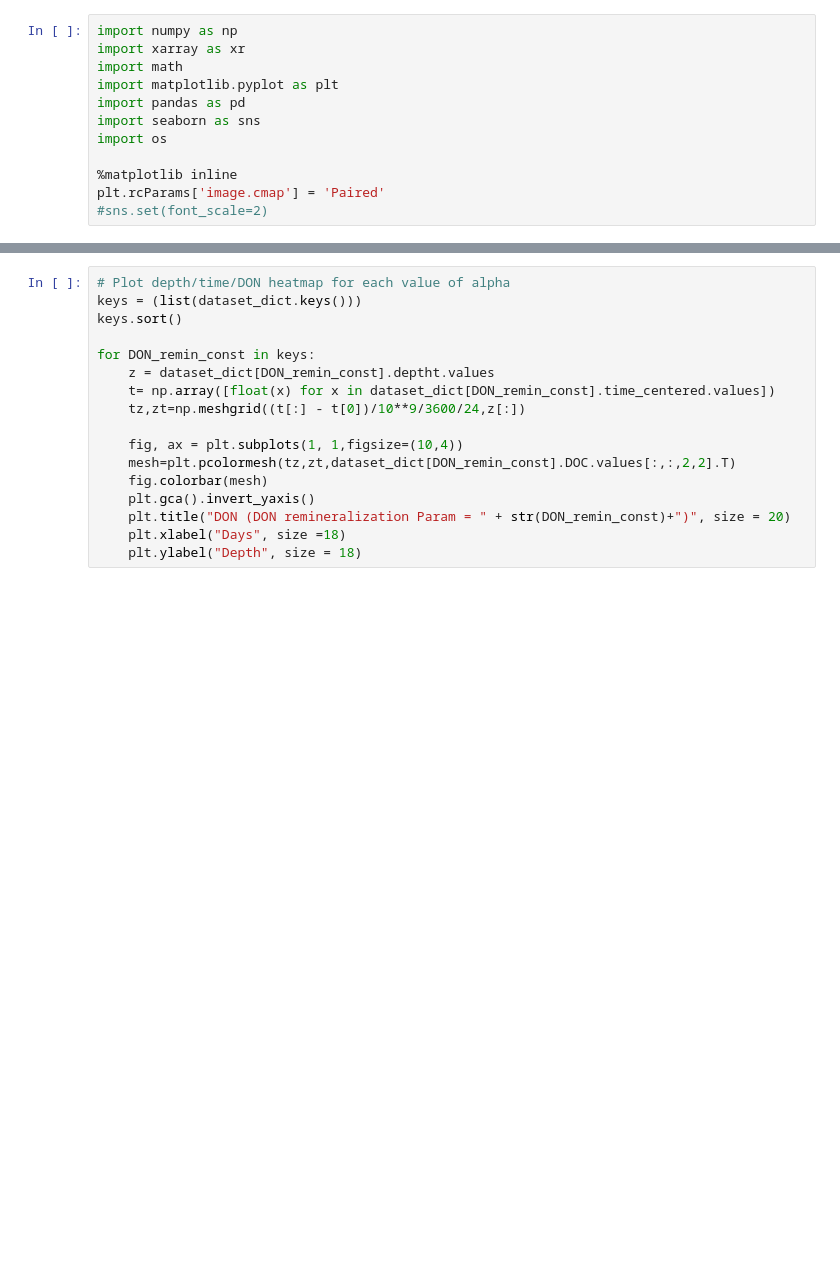
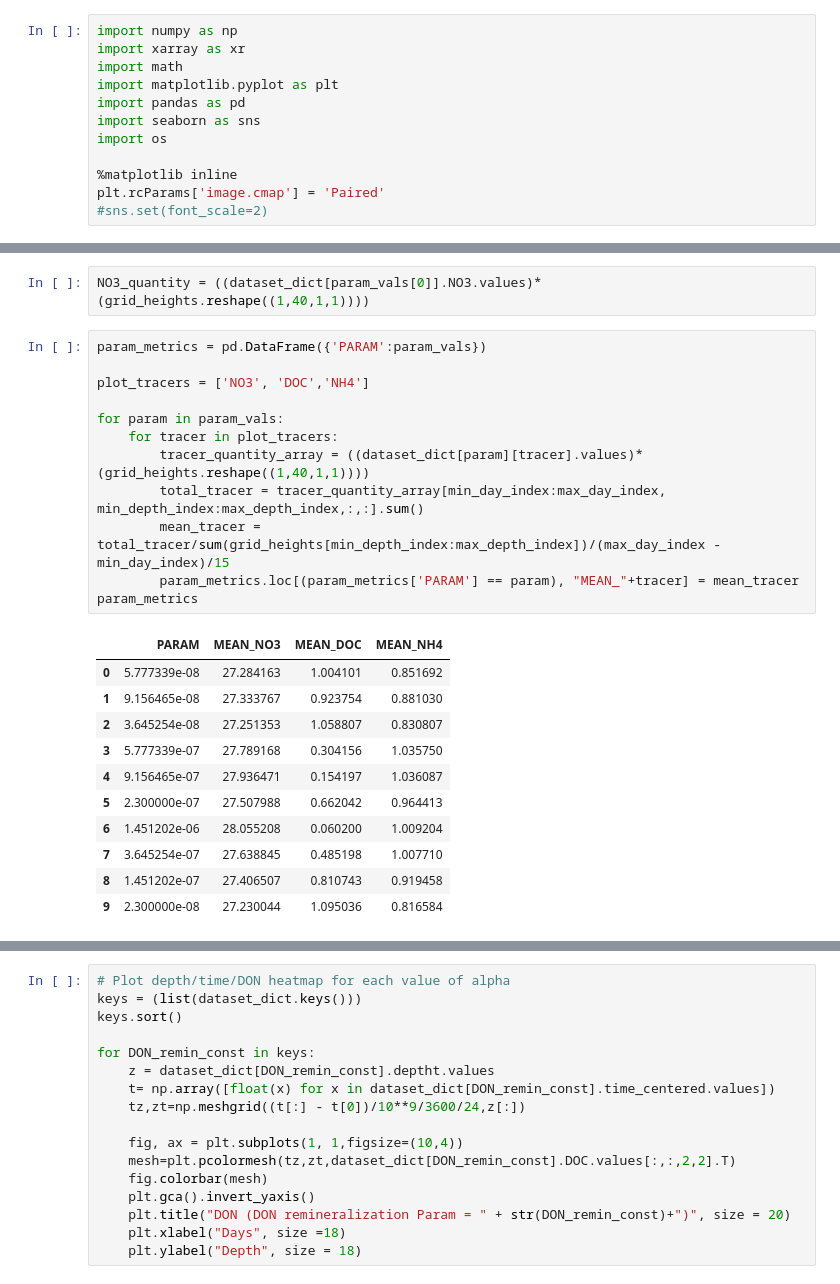
Before and after one commit to SalishSeaCast/analysis-james, a Jupyter notebook: notebooks/DON_remin.ipynb, the cells around one changed output, grey strips where cells are left out. Cells and saved outputs as stored; diff of their text form; blank space fills up the shorter version.

```diff
--- a/notebooks/DON_remin.ipynb
+++ b/notebooks/DON_remin.ipynb
@@ -29,0 +57,26 @@ dataset_dict = dict(zip(param_vals, tracer_datasets))
+# %%
+NO3_quantity = ((dataset_dict[param_vals[0]].NO3.values)*(grid_heights.reshape((1,40,1,1))))
+# %%
+param_metrics = pd.DataFrame({'PARAM':param_vals})
+
+plot_tracers = ['NO3', 'DOC','NH4']
+
+for param in param_vals:
+    for tracer in plot_tracers:
+        tracer_quantity_array = ((dataset_dict[param][tracer].values)*(grid_heights.reshape((1,40,1,1))))
+        total_tracer = tracer_quantity_array[min_day_index:max_day_index, min_depth_index:max_depth_index,:,:].sum()
+        mean_tracer = total_tracer/sum(grid_heights[min_depth_index:max_depth_index])/(max_day_index - min_day_index)/15
+        param_metrics.loc[(param_metrics['PARAM'] == param), "MEAN_"+tracer] = mean_tracer
+param_metrics
+# %% [output]
+|  | PARAM | MEAN_NO3 | MEAN_DOC | MEAN_NH4 |
+| 0 | 5.777339e-08 | 27.284163 | 1.004101 | 0.851692 |
+| 1 | 9.156465e-08 | 27.333767 | 0.923754 | 0.881030 |
+| 2 | 3.645254e-08 | 27.251353 | 1.058807 | 0.830807 |
+| 3 | 5.777339e-07 | 27.789168 | 0.304156 | 1.035750 |
+| 4 | 9.156465e-07 | 27.936471 | 0.154197 | 1.036087 |
+| 5 | 2.300000e-07 | 27.507988 | 0.662042 | 0.964413 |
+| 6 | 1.451202e-06 | 28.055208 | 0.060200 | 1.009204 |
+| 7 | 3.645254e-07 | 27.638845 | 0.485198 | 1.007710 |
+| 8 | 1.451202e-07 | 27.406507 | 0.810743 | 0.919458 |
+| 9 | 2.300000e-08 | 27.230044 | 1.095036 | 0.816584 |
```
Also changed, not shown: parts of 9 cells of this notebook, 4 other files.
